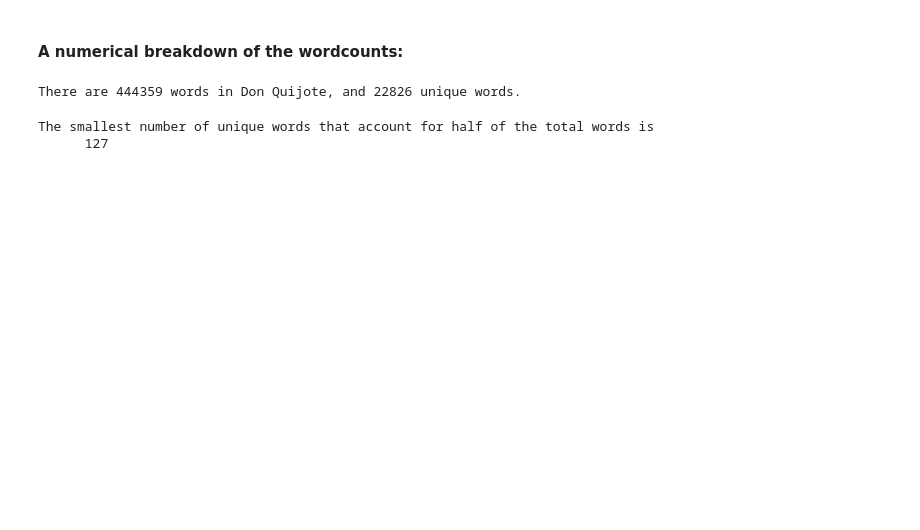
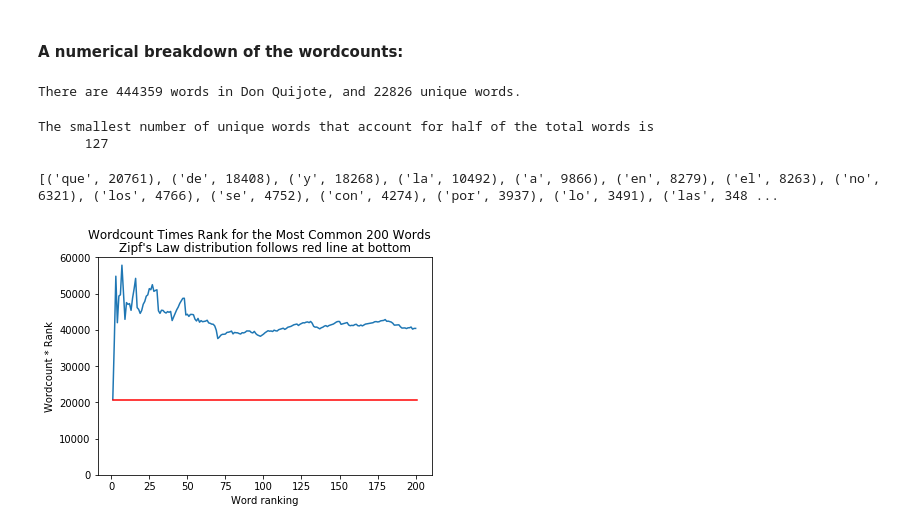
Before and after one commit to ebhtra/gory-graph, a Jupyter notebook: Homework4_2.ipynb, the cells around one changed output. Drawn from its saved outputs; the diff is of its cells as text; code cells hidden in the pictures; blank space fills up the shorter version.

```diff
--- a/Homework4_2.ipynb
+++ b/Homework4_2.ipynb
@@ -129,3 +115,19 @@ print(f"""The smallest number of unique words that account for half of the total
 # %% [output]
 The smallest number of unique words that account for half of the total words is
       127
+# %%
+print(wordcounts.most_common(200))
+# %% [output]
+[('que', 20761), ('de', 18408), ('y', 18268), ('la', 10492), ('a', 9866), ('en', 8279), ('el', 8263), ('no', 6321), ('los', 4766), ('se', 4752), ('con', 4274), ('por', 3937), ('lo', 3491), ('las', 348 ...
+# %%
+# isolate the ordered counts
+counts = list(zip(*wordcounts.most_common(200)))[1]
+plt.plot(range(1,201), [(rank+1) * count for rank, count in enumerate(counts)])
+plt.plot((1,201),(counts[0],counts[0]), color='r')
+plt.suptitle("Wordcount Times Rank for the Most Common 200 Words")
+plt.title("Zipf's Law distribution follows red line at bottom")
+plt.xlabel('Word ranking')
+plt.ylabel('Wordcount * Rank')
+plt.ylim(0,6e4);
+# %% [output]
+[figure, new version]
```
Also changed, not shown: parts of 15 cells of this notebook.
